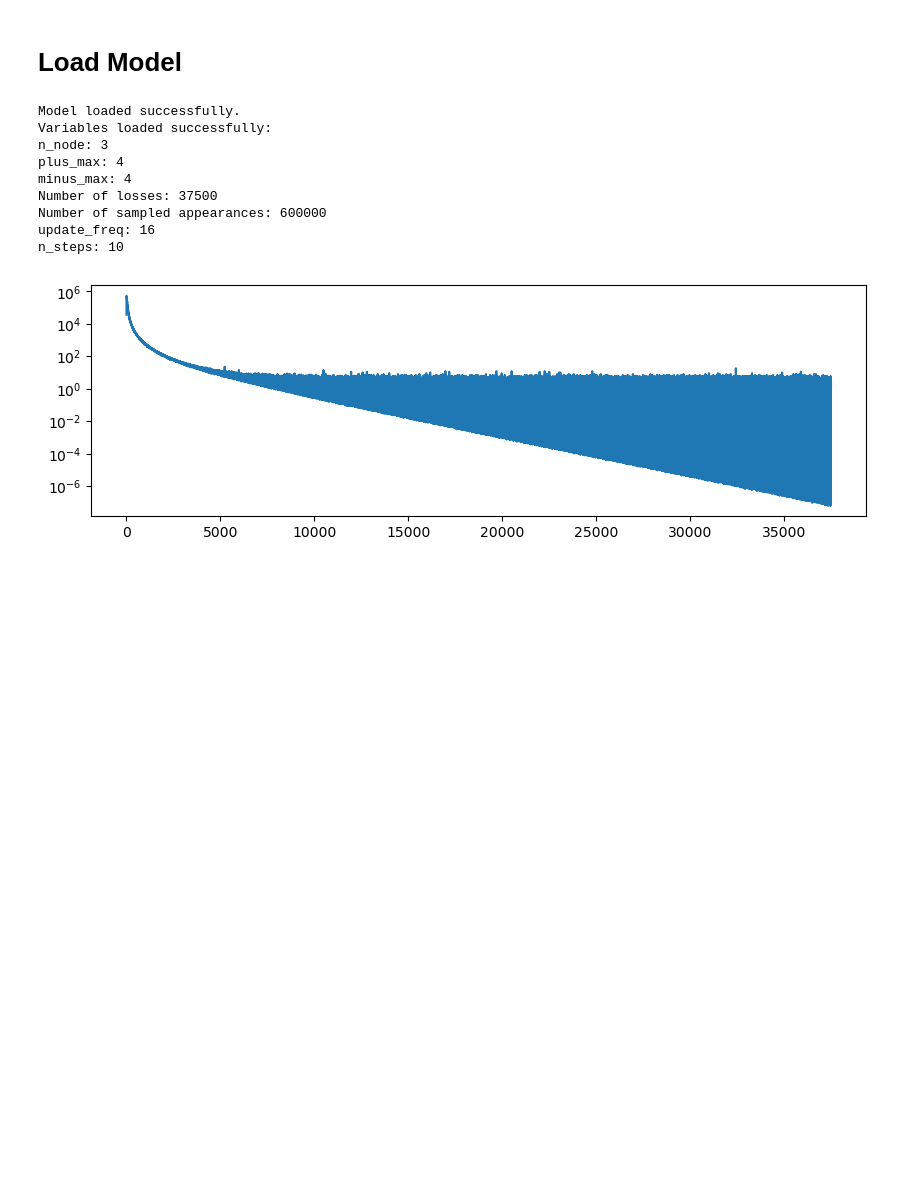
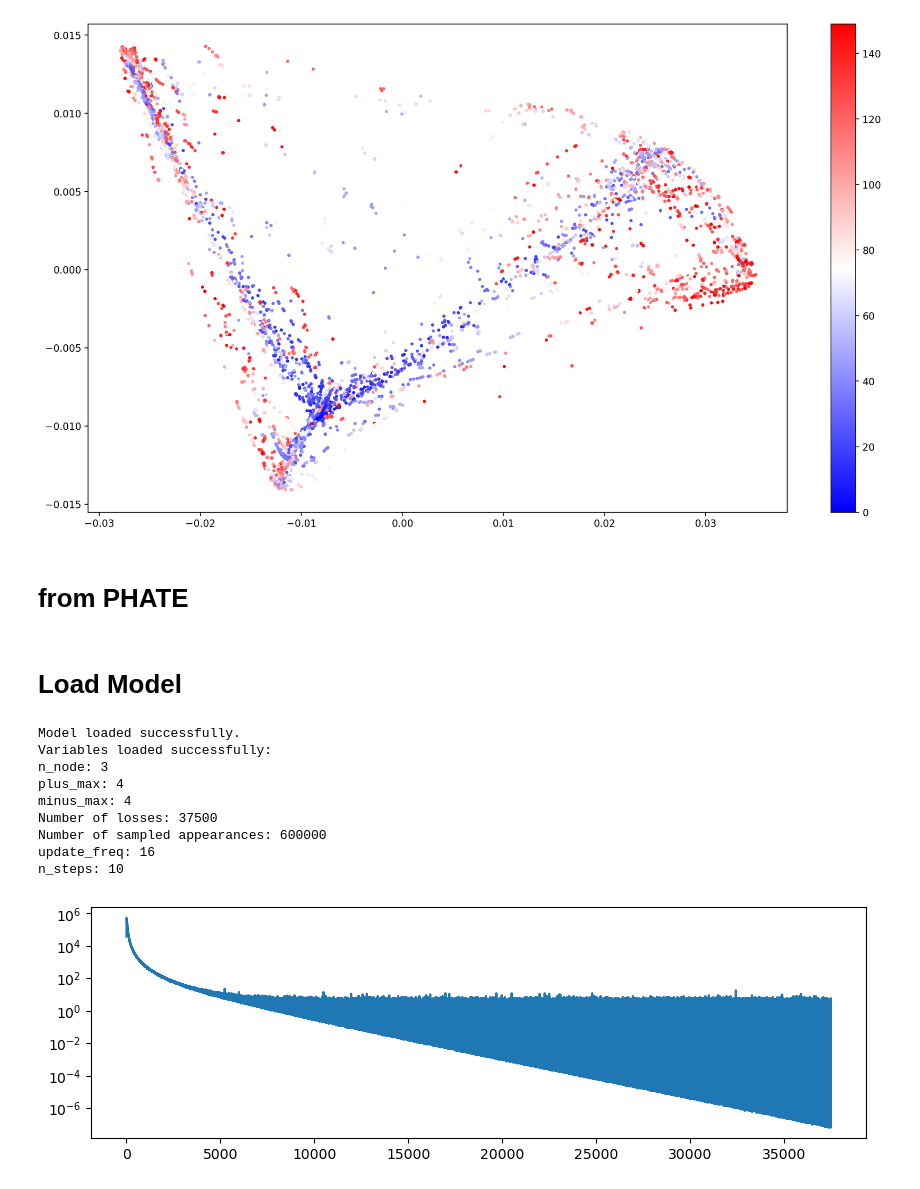
Before and after one commit to qhuang20/discrete-gflownet, a Jupyter notebook: test_phate.ipynb, the cells around one changed output. Cells and saved outputs as stored; diff of their text form; code cells hidden in the pictures; blank space fills up the shorter version.

```diff
--- a/test_phate.ipynb
+++ b/test_phate.ipynb
@@ -0,0 +590,8 @@
+# %%
+import umap # pacmap
+import pacmap # pacmap
+import phate # pacmap
+
+embedding = pacmap.PaCMAP(n_neighbors=1000, verbose=True).fit_transform(all_states_flat)
+#embedding = phate.PHATE(knn=1000, t=3, n_jobs=-1, verbose=True).fit_transform(all_states_flat)
+#embedding = umap.UMAP(n_neighbors=1000, n_jobs=-1, low_memory=False, verbose=True).fit_transform(all_states_flat)
@@ -0,0 +633,7 @@
+# %%
+import umap # pacmap
+import pacmap # pacmap
+import phate # pacmap
+
+
+embedding = phate.PHATE(n_components=3, knn=1000, t=3, verbose=True).fit_transform(all_states_flat)
@@ -1,3 +683,22 @@
+# %%
+
+fig, ax = plt.subplots(1, 1, figsize=(16, 9), dpi=200)
+
+for i in range(0, N_traj):
+    offset=0
+    for j in range(0, i-1):
+        offset+=len(all_states[j])
+    #im  = ax.plot(*embedding[offset:offset+len(all_states[i]), :].T, color="k", lw=0.01)
+    im  = ax.scatter(*embedding[offset:offset+len(all_states[i]), :].T, s=5,
+                     c=np.arange(0, len(all_states[i]), 1), cmap="bwr")
+
+plt.colorbar(im)
+plt.show()
+#plt.savefig("evo_tree_8peaks_100_traj_PHATE.png")
+# %% [output]
+[figure, added]
+# %% [markdown]
+# from PHATE
 # %%
 # %matplotlib widget
 import argparse
```
Also changed, not shown: parts of 18 cells of this notebook, 3 other files.
